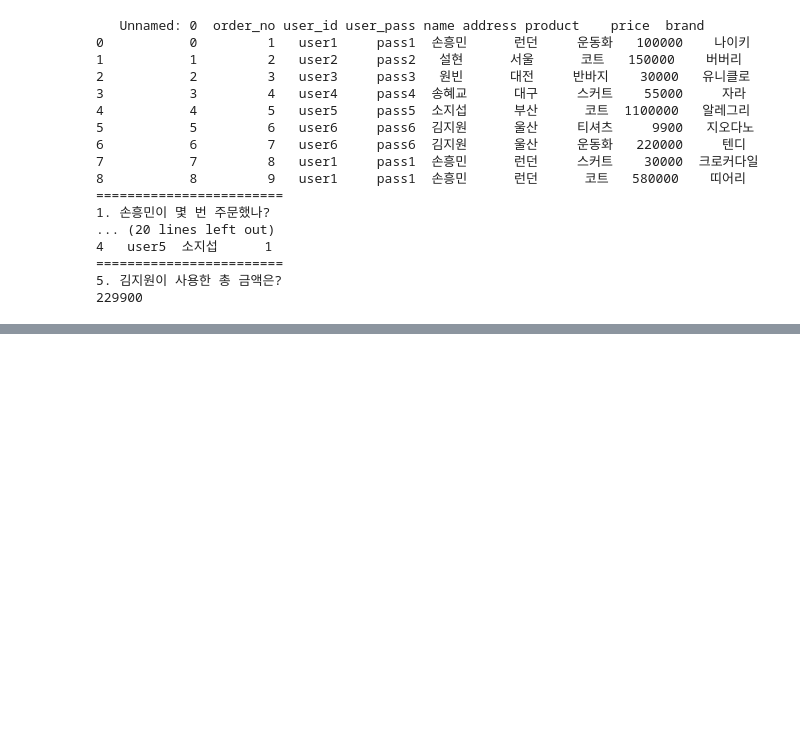
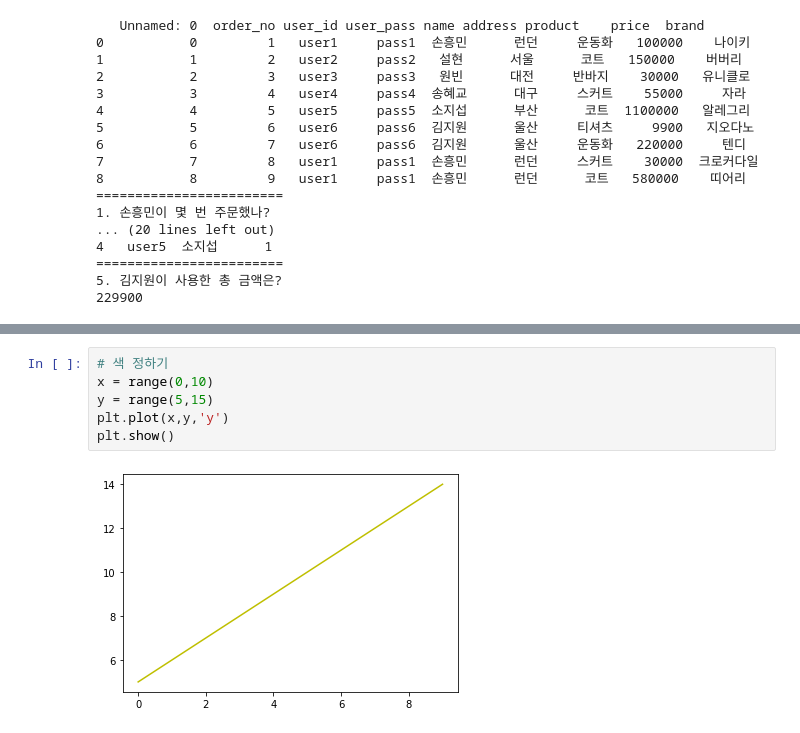
Before and after one commit to WujinK/3.17-, a Jupyter notebook: 3_25.ipynb, the cells around one changed output, grey strips where cells are left out. Cells and saved outputs as stored; diff of their text form; blank space fills up the shorter version.

```diff
--- a/3_25.ipynb
+++ b/3_25.ipynb
@@ -267,0 +294,8 @@ print(df[jw]["price"].sum())
+# %%
+# 색 정하기
+x = range(0,10)
+y = range(5,15)
+plt.plot(x,y,'y')
+plt.show()
+# %% [output]
+[figure, added]
```
Also changed, not shown: parts of 4 cells of this notebook.
